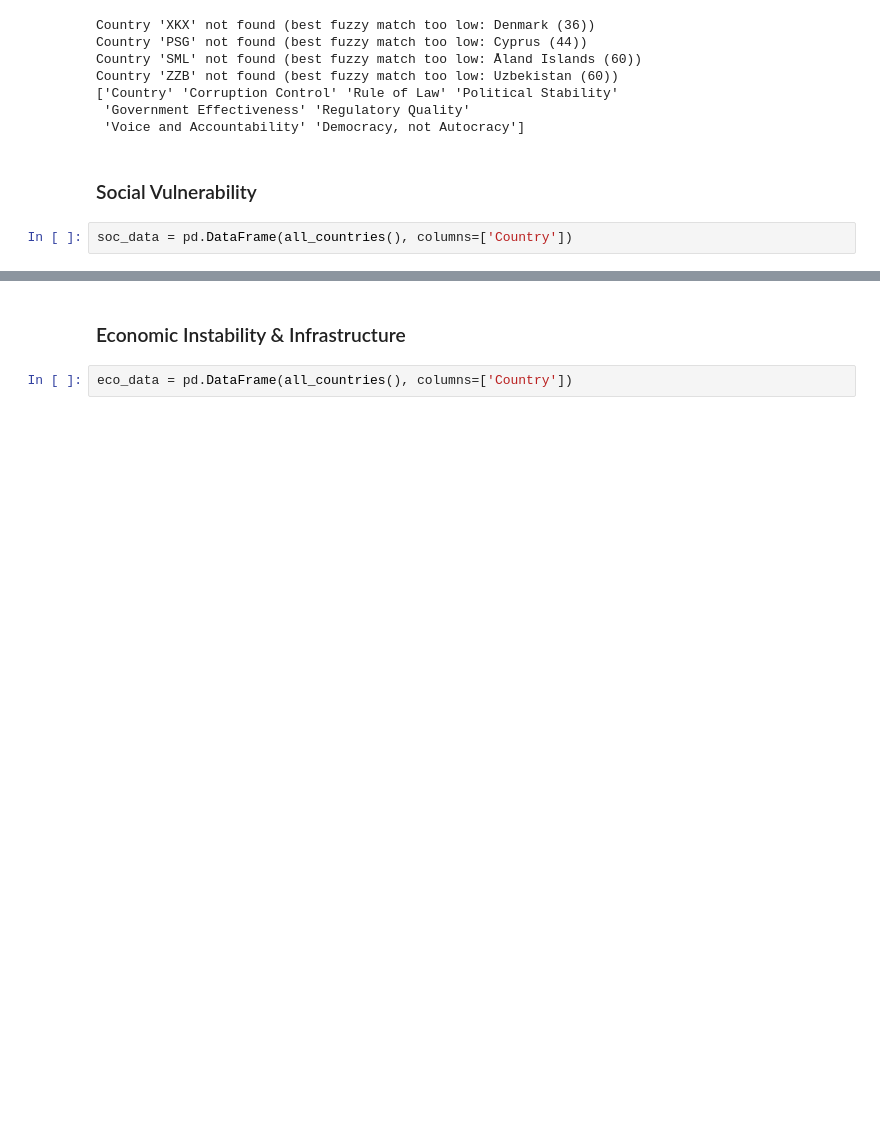
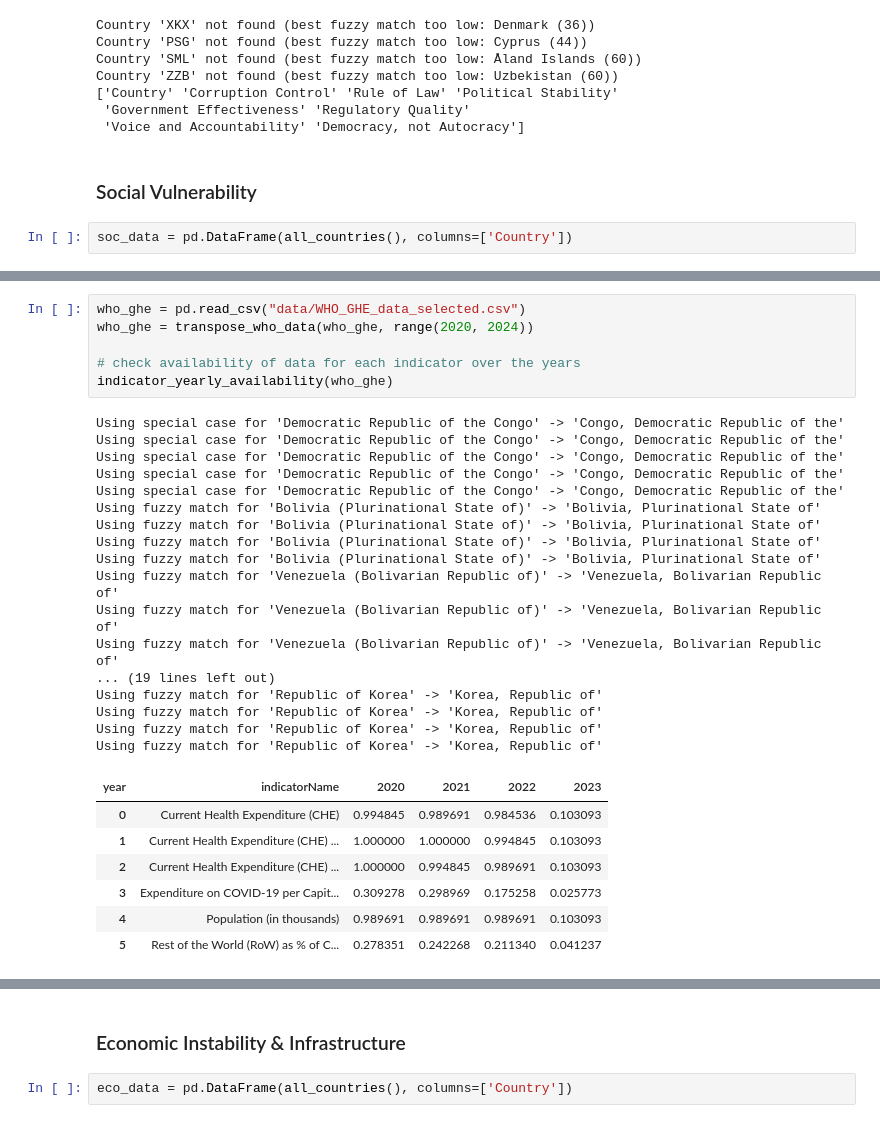
Before and after one commit to arth3mis/global-societal-endangerment-index, a Jupyter notebook: 2.1_data_preprocessing.ipynb, the cells around one changed output, grey strips where cells are left out. Drawn from its saved outputs; the diff is of its cells as text; blank space fills up the shorter version.

```diff
--- a/2.1_data_preprocessing.ipynb
+++ b/2.1_data_preprocessing.ipynb
@@ -352,0 +390,31 @@ soc_data = pd.DataFrame(all_countries(), columns=['Country'])
+# %%
+who_ghe = pd.read_csv("data/WHO_GHE_data_selected.csv")
+who_ghe = transpose_who_data(who_ghe, range(2020, 2024))
+
+# check availability of data for each indicator over the years
+indicator_yearly_availability(who_ghe)
+# %% [output]
+Using special case for 'Democratic Republic of the Congo' -> 'Congo, Democratic Republic of the'
+Using special case for 'Democratic Republic of the Congo' -> 'Congo, Democratic Republic of the'
+Using special case for 'Democratic Republic of the Congo' -> 'Congo, Democratic Republic of the'
+Using special case for 'Democratic Republic of the Congo' -> 'Congo, Democratic Republic of the'
+Using special case for 'Democratic Republic of the Congo' -> 'Congo, Democratic Republic of the'
+Using fuzzy match for 'Bolivia (Plurinational State of)' -> 'Bolivia, Plurinational State of'
+Using fuzzy match for 'Bolivia (Plurinational State of)' -> 'Bolivia, Plurinational State of'
+Using fuzzy match for 'Bolivia (Plurinational State of)' -> 'Bolivia, Plurinational State of'
+Using fuzzy match for 'Bolivia (Plurinational State of)' -> 'Bolivia, Plurinational State of'
+Using fuzzy match for 'Venezuela (Bolivarian Republic of)' -> 'Venezuela, Bolivarian Republic of'
+Using fuzzy match for 'Venezuela (Bolivarian Republic of)' -> 'Venezuela, Bolivarian Republic of'
+Using fuzzy match for 'Venezuela (Bolivarian Republic of)' -> 'Venezuela, Bolivarian Republic of'
+... (19 lines left out)
+Using fuzzy match for 'Republic of Korea' -> 'Korea, Republic of'
+Using fuzzy match for 'Republic of Korea' -> 'Korea, Republic of'
+Using fuzzy match for 'Republic of Korea' -> 'Korea, Republic of'
+Using fuzzy match for 'Republic of Korea' -> 'Korea, Republic of'
+| year | indicatorName | 2020 | 2021 | 2022 | 2023 |
+| 0 | Current Health Expenditure (CHE) | 0.994845 | 0.989691 | 0.984536 | 0.103093 |
+| 1 | Current Health Expenditure (CHE) ... | 1.000000 | 1.000000 | 0.994845 | 0.103093 |
+| 2 | Current Health Expenditure (CHE) ... | 1.000000 | 0.994845 | 0.989691 | 0.103093 |
+| 3 | Expenditure on COVID-19 per Capit... | 0.309278 | 0.298969 | 0.175258 | 0.025773 |
+| 4 | Population (in thousands) | 0.989691 | 0.989691 | 0.989691 | 0.103093 |
+| 5 | Rest of the World (RoW) as % of C... | 0.278351 | 0.242268 | 0.211340 | 0.041237 |
```
Also changed, not shown: parts of 22 cells of this notebook, 1 other file.
